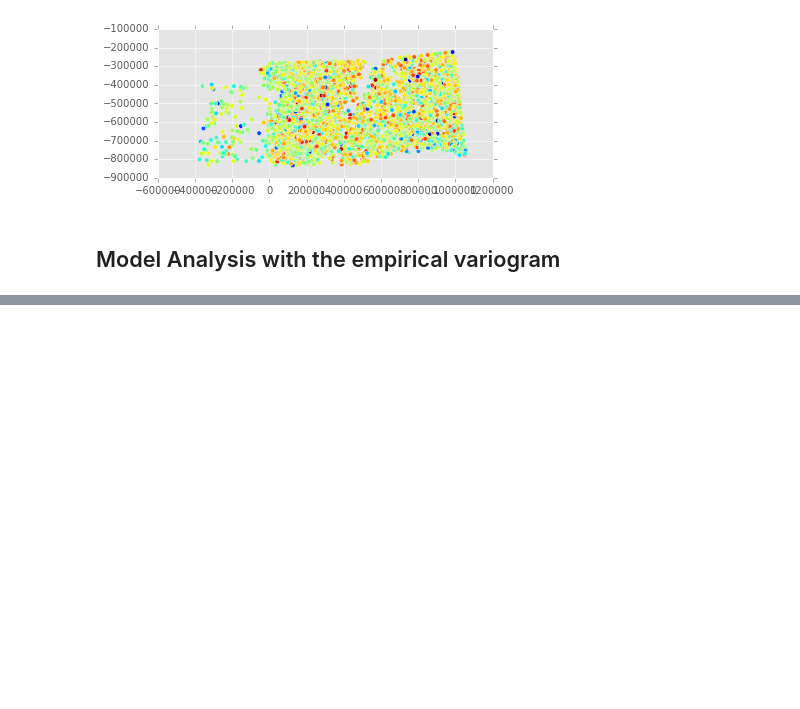
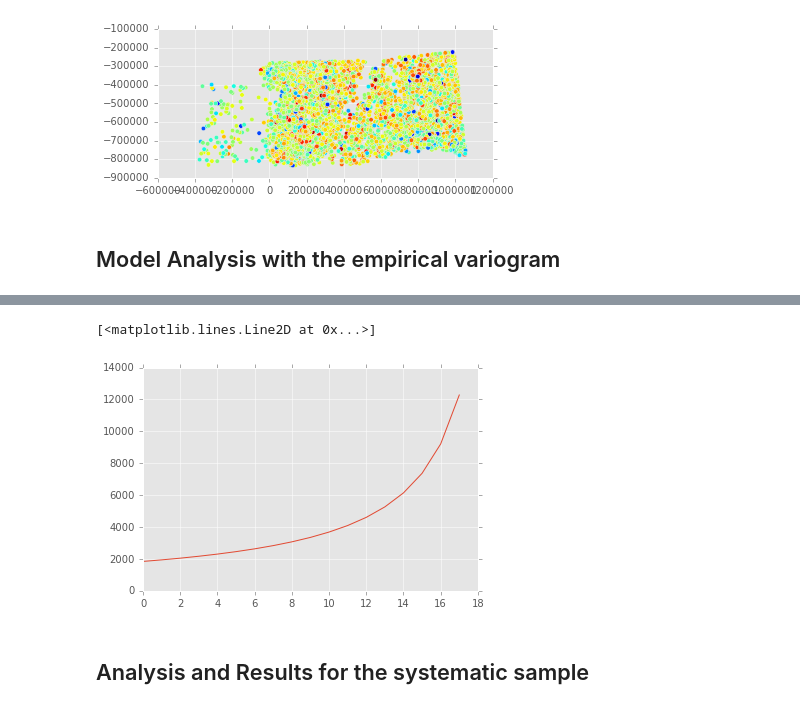
Before and after one commit to molgor/spystats, a Jupyter notebook: notebooks/Analysis_spatial_autocorrelation_with_empirical_variogram_using_GLS.ipynb, the cells around one changed output, grey strips where cells are left out. Saved outputs shown, nothing was run; the diff lists cells and outputs as text; code cells hidden in the pictures; blank space fills up the shorter version.

Commit message:
Modifications to run an incremental systematic sampling

```diff
--- a/notebooks/Analysis_spatial_autocorrelation_with_empirical_variogram_using_GLS.ipynb
+++ b/notebooks/Analysis_spatial_autocorrelation_with_empirical_variogram_using_GLS.ipynb
@@ -40,11 +32,11 @@ Three different methods for subsetting the data.
 
 ### Systematic selection
 # %%
-def systSelection(n,k):
+def systSelection(dataframe,k):
+    n = len(dataframe)
     idxs = range(0,n,k)
-    systematic_sample = new_data.iloc[idxs]
+    systematic_sample = dataframe.iloc[idxs]
     return systematic_sample
 ##################
-n = len(new_data)
 k = 10 # The k-th element to take as a sample
 # %%
@@ -304,34 +92,0 @@ def MaternVariogram(h,range_a,kappa=0.5,sigma=100.0):
-# %%
-
-hx = np.linspace(0,600000,100)
-vg = tools.Variogram(section,'residuals2',using_distance_threshold=500000)
-#plt.figsize=(16,10)
-gvg.plot(refresh=False,legend=False)
-
-## already fitted previously
-s = 0.345255240992
-r = 65857.797111
-nugget = 0.332850902482
-# %%
-### Optimizing the empirical values
-from scipy.optimize import curve_fit
-s = 0.345
-r = 100000.0
-nugget = 0.33
-init_vals = [0.34, 50000, 0.33]
-
-init_matern = [50000,0.5,0.34]
-# for [amp, cen, wid]
-bg, covar_gaussian = curve_fit(gaussianVariogram, xdata=vdata.lags.values, ydata=vdata.variogram.values, p0=init_vals)
-be, covar_exp = curve_fit(exponentialVariogram, xdata=vdata.lags.values, ydata=vdata.variogram.values, p0=init_vals)
-bs, covar_spher = curve_fit(sphericalVariogram, xdata=vdata.lags.values, ydata=vdata.variogram.values, p0=init_vals)
-###
-bestmatern,covar_matern = curve_fit(MaternVariogram,xdata=vdata.lags.values,ydata=vdata.variogram.values,p0=init_matern)
-#gaussianVariogram(hx)
-#s =best_vals[0]
-#r = best_vals[1]
-#nugget = best_vals[2]
-#fitted_gaussianVariogram = lambda x : exponentialVariogram(x,sill=s,range_a=r,nugget=nugget)
-#gammas = pd.DataFrame(map(fitted_gaussianVariogram,hx))
-#import functools
-#fitted_gaussian2 = functools.partial(gaussianVariogram,s,r,nugget)
@@ -378,0 +124,9 @@ source: http://www.sciencedirect.com/science/article/pii/S0098300408000666#bib5
+# %%
+samples = map(lambda i : systSelection(new_data,i), range(20,2,-1))
+# %%
+plt.plot(map(lambda s : s.shape[0],samples))
+# %% [output]
+[<matplotlib.lines.Line2D at 0x...>]
+[figure, added]
+# %% [markdown]
+## Analysis and Results for the systematic sample
```
Also changed, not shown: parts of 55 cells of this notebook, 2 other files.
